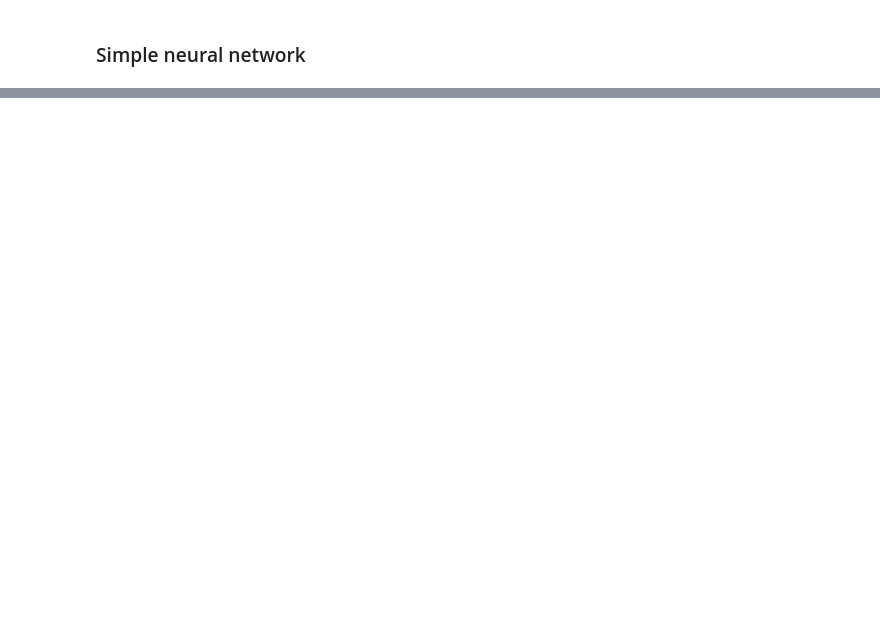
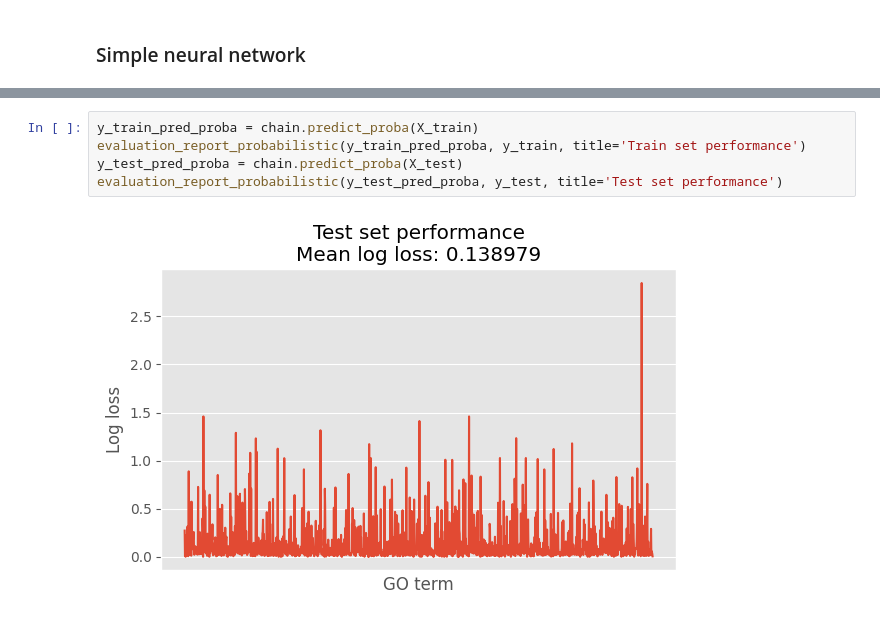
Before and after one commit to MatejVe/CAFA_5_protein_function_prediction, a Jupyter notebook: modelling.ipynb, the cells around one changed output, grey strips where cells are left out. Drawn from its saved outputs; the diff is of its cells as text; blank space fills up the shorter version.

```diff
--- a/modelling.ipynb
+++ b/modelling.ipynb
@@ -214,0 +266,7 @@ Jaccard index: 0.004386.
+# %%
+y_train_pred_proba = chain.predict_proba(X_train)
+evaluation_report_probabilistic(y_train_pred_proba, y_train, title='Train set performance')
+y_test_pred_proba = chain.predict_proba(X_test)
+evaluation_report_probabilistic(y_test_pred_proba, y_test, title='Test set performance')
+# %% [output]
+[figure, added]
```
Also changed, not shown: parts of 8 cells of this notebook.
